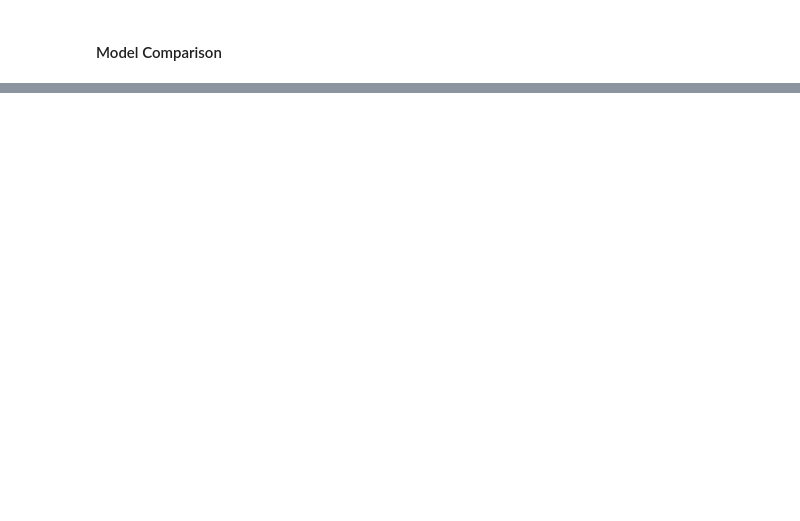
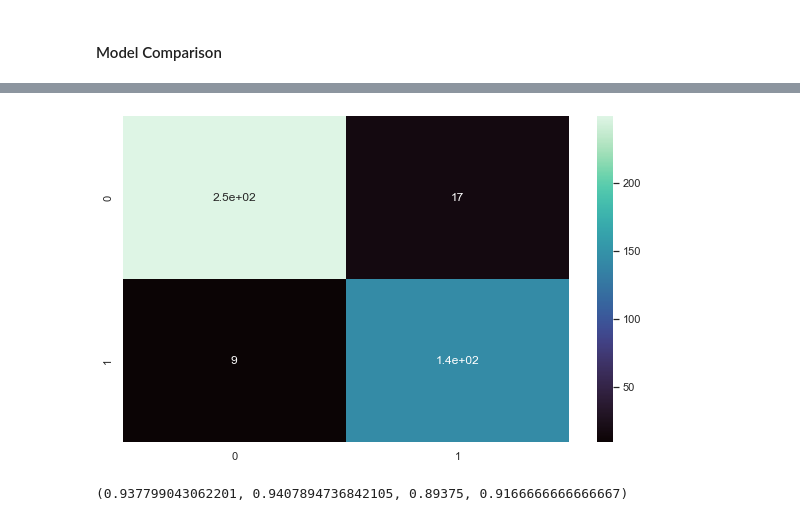
Before and after one commit to aka-vm/Titanic-Exploratory-Data-And-Model-Analysis, a Jupyter notebook: titanic_expl_data_analysis.ipynb, the cells around one changed output, grey strips where cells are left out. Cells and saved outputs as stored; diff of their text form; code cells hidden in the pictures; blank space fills up the shorter version.

Commit message:
compare prediction to actual

```diff
--- a/titanic_expl_data_analysis.ipynb
+++ b/titanic_expl_data_analysis.ipynb
@@ -914,10 +1344,10 @@ df_test
 # %%
-final_model = RandomForestClassifier(**best_hyperparams_rdm_fst)
+final_model = SVC(**best_hyperparams_svm)
 final_model.fit(X_scaled, y)
-predictions = final_model.predict(X_test_scaled)
+predictions = final_model.predict(X_test_scaled).astype(int)
 
-output = pd.DataFrame({'PassengerId': (df_test.index+1), 'Survived': predictions})
-output.to_csv('submission.csv', index=False)
-print("Your submission was successfully saved!")
+# output = pd.DataFrame({'PassengerId': (df_test.index+1), 'Survived': predictions})
+# output.to_csv('submission.csv', index=False)
+# print("Your submission was successfully saved!")
 # %%
 time() - init_time
@@ -923,0 +1356,4 @@ time() - init_time
+# %%
+submission_data_df = pd.read_csv(submission_data_path).values[:, 1]
+
+submission_data_df
@@ -923,0 +1380,8 @@ time() - init_time
+# %%
+get_confussion_matrix(submission_data_df, predictions)
+# %% [output]
+[figure, added]
+# %%
+get_model_score_stats(submission_data_df, predictions)
+# %% [output]
+(0.937799043062201, 0.9407894736842105, 0.89375, 0.9166666666666667)
```
Also changed, not shown: parts of 82 cells of this notebook.
